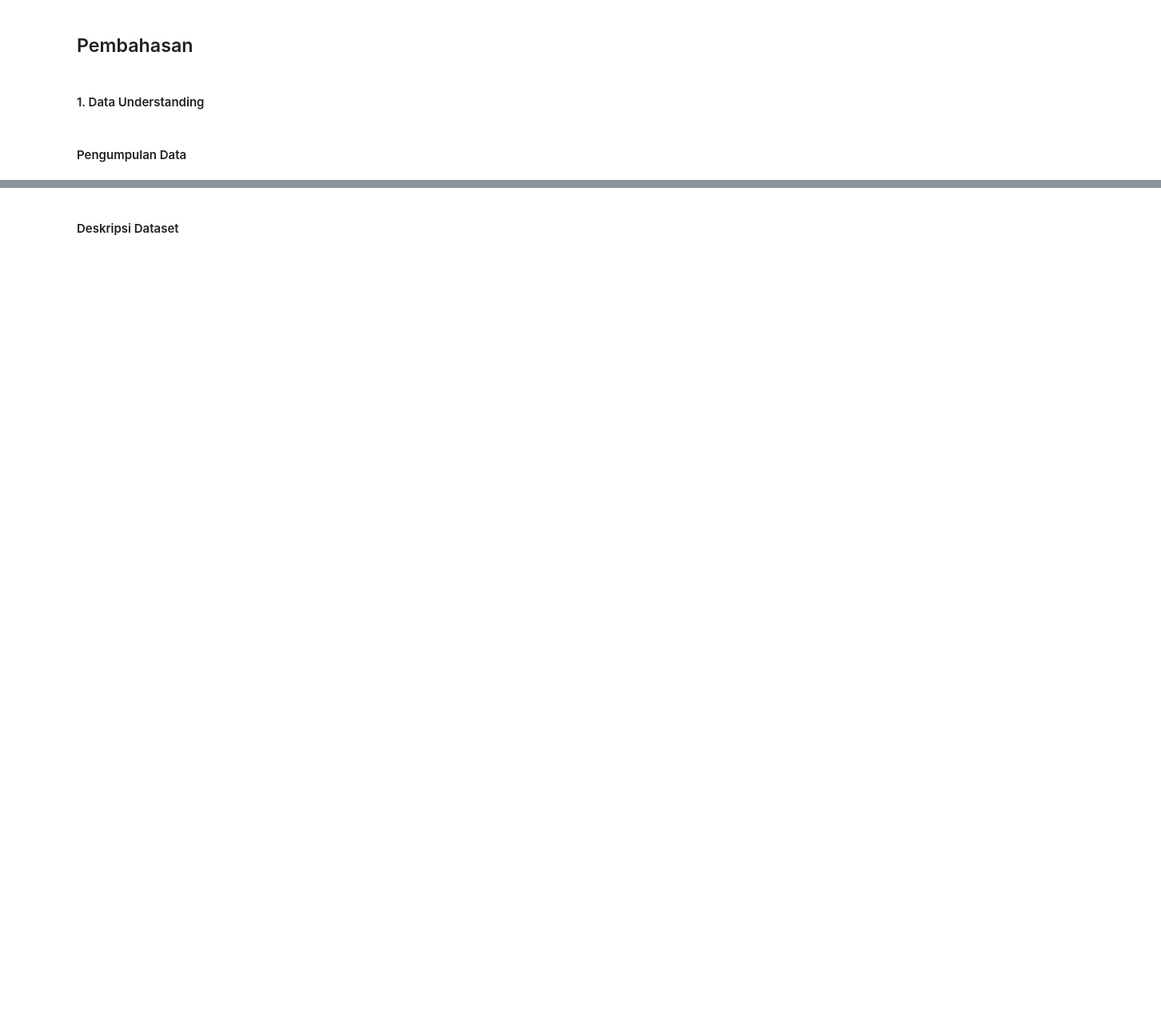
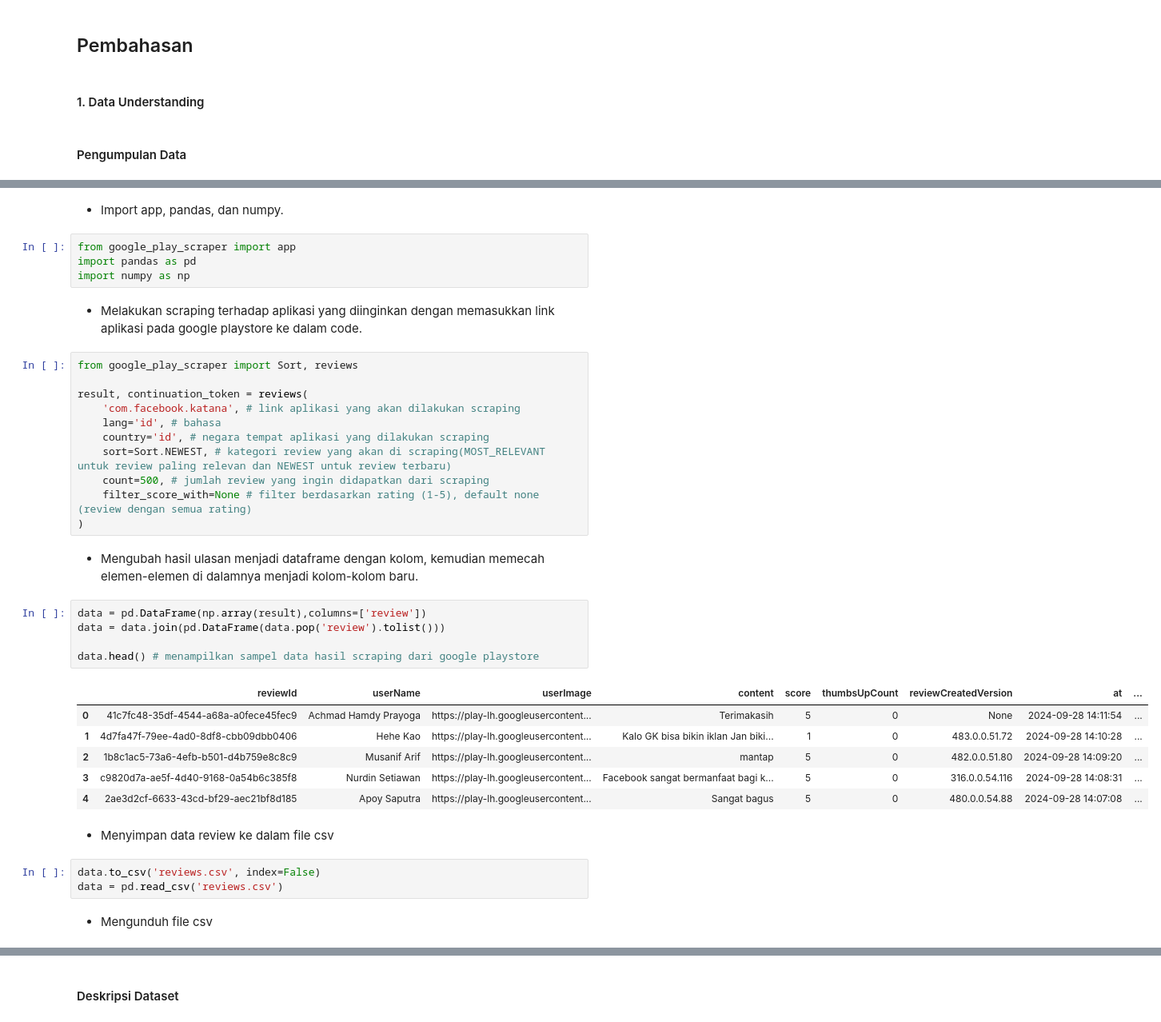
Before and after one commit to UmarMuchtar/ProyekDataSains, a Jupyter notebook: _sources/Tugas.ipynb, the cells around one changed output, grey strips where cells are left out. Shown: that part at 80% size. Drawn from its saved outputs; the diff is of its cells as text; blank space fills up the shorter version.

```diff
--- a/_sources/Tugas.ipynb
+++ b/_sources/Tugas.ipynb
@@ -34,0 +47,40 @@ Masalah utama yang hendak diselesaikan melalui proyek ini adalah:
+# %% [markdown]
+- Import app, pandas, dan numpy.
+# %%
+from google_play_scraper import app
+import pandas as pd
+import numpy as np
+# %% [markdown]
+- Melakukan scraping terhadap aplikasi yang diinginkan dengan memasukkan link aplikasi pada google playstore ke dalam code.
+# %%
+from google_play_scraper import Sort, reviews
+
+result, continuation_token = reviews(
+    'com.facebook.katana', # link aplikasi yang akan dilakukan scraping
+    lang='id', # bahasa
+    country='id', # negara tempat aplikasi yang dilakukan scraping
+    sort=Sort.NEWEST, # kategori review yang akan di scraping(MOST_RELEVANT untuk review paling relevan dan NEWEST untuk review terbaru)
+    count=500, # jumlah review yang ingin didapatkan dari scraping
+    filter_score_with=None # filter berdasarkan rating (1-5), default none (review dengan semua rating)
+)
+# %% [markdown]
+- Mengubah hasil ulasan menjadi dataframe dengan kolom, kemudian memecah elemen-elemen di dalamnya menjadi kolom-kolom baru.
+# %%
+data = pd.DataFrame(np.array(result),columns=['review'])
+data = data.join(pd.DataFrame(data.pop('review').tolist()))
+
+data.head() # menampilkan sampel data hasil scraping dari google playstore
+# %% [output]
+|  | reviewId | userName | userImage | content | score | thumbsUpCount | reviewCreatedVersion | at | ... |
+| 0 | 41c7fc48-35df-4544-a68a-a0fece45fec9 | Achmad Hamdy Prayoga | https://play-lh.googleusercontent... | Terimakasih | 5 | 0 | None | 2024-09-28 14:11:54 | ... |
+| 1 | 4d7fa47f-79ee-4ad0-8df8-cbb09dbb0406 | Hehe Kao | https://play-lh.googleusercontent... | Kalo GK bisa bikin iklan Jan biki... | 1 | 0 | 483.0.0.51.72 | 2024-09-28 14:10:28 | ... |
+| 2 | 1b8c1ac5-73a6-4efb-b501-d4b759e8c8c9 | Musanif Arif | https://play-lh.googleusercontent... | mantap | 5 | 0 | 482.0.0.51.80 | 2024-09-28 14:09:20 | ... |
+| 3 | c9820d7a-ae5f-4d40-9168-0a54b6c385f8 | Nurdin Setiawan | https://play-lh.googleusercontent... | Facebook sangat bermanfaat bagi k... | 5 | 0 | 316.0.0.54.116 | 2024-09-28 14:08:31 | ... |
+| 4 | 2ae3d2cf-6633-43cd-bf29-aec21bf8d185 | Apoy Saputra | https://play-lh.googleusercontent... | Sangat bagus | 5 | 0 | 480.0.0.54.88 | 2024-09-28 14:07:08 | ... |
+# %% [markdown]
+- Menyimpan data review ke dalam file csv
+# %%
+data.to_csv('reviews.csv', index=False)
+data = pd.read_csv('reviews.csv')
+# %% [markdown]
+- Mengunduh file csv
```
Also changed, not shown: parts of 20 cells of this notebook, 9 other files.
